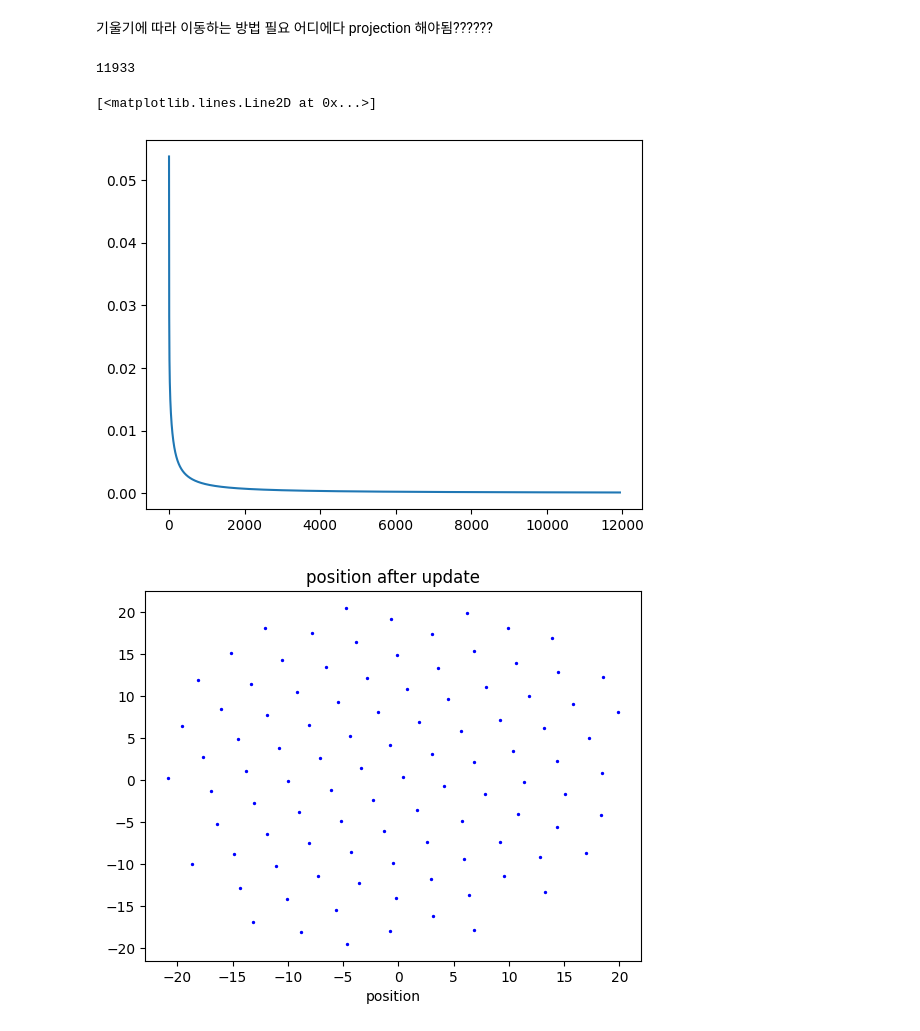
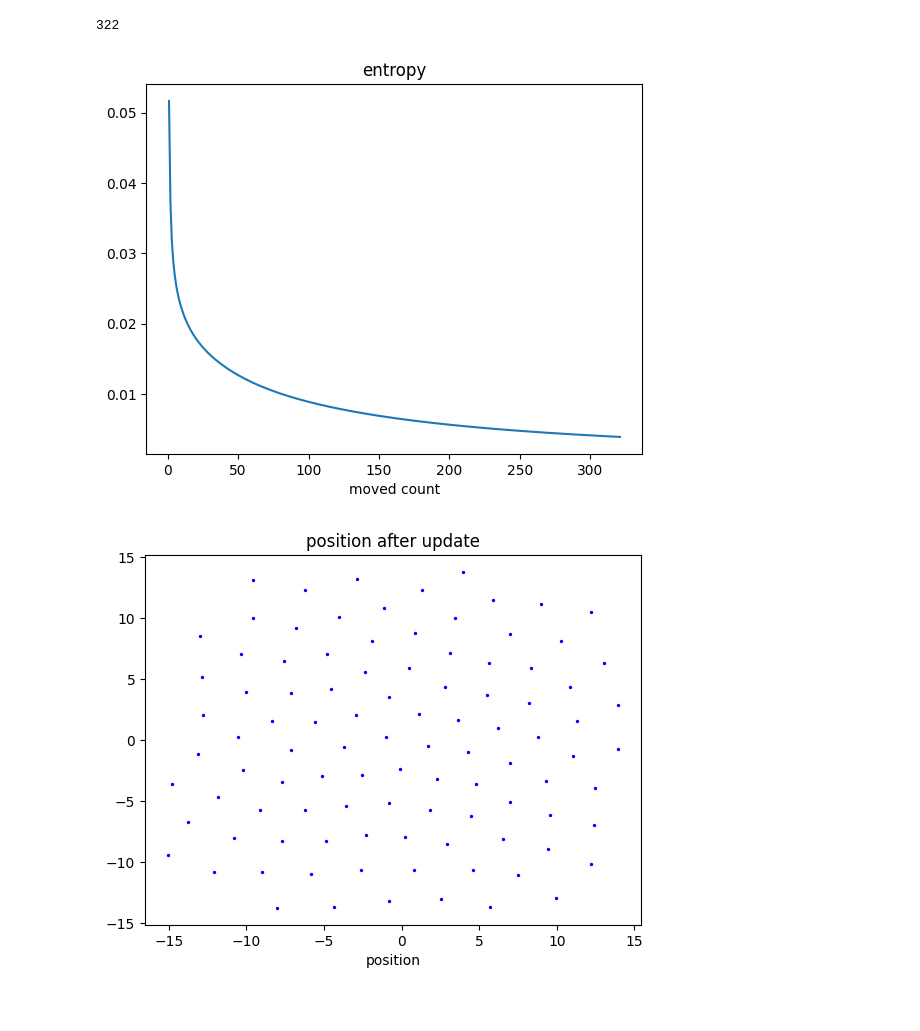
Before and after one commit to vinca0224/3D, a Jupyter notebook: uniform_2d.ipynb, the cells around one changed output. Cells and saved outputs as stored; diff of their text form; code cells hidden in the pictures.

```diff
--- a/uniform_2d.ipynb
+++ b/uniform_2d.ipynb
@@ -89,9 +91,6 @@ plt.show()
 #     dens /= np.sum(dens)
 #     points += vec
 #     count += 1
-# %% [markdown]
-기울기에 따라 이동하는 방법 필요
-어디에다 projection 해야됨??????
 # %%
 from scipy.stats import norm
 import numpy as np
@@ -119,12 +118,12 @@ while True:
     # points[:, 1] = points[:, 0] ** 2  # y값을 x^2로 고정
 
     # 엔트로피 계산
-    current_entropy = -np.sum(dens * np.log(dens + 1e-10))  # 확률분포로 정규화한 후 로그 엔트로피 계산
+    current_entropy = -np.sum(dens * np.log(dens))
 
     enp.append(current_entropy)
 
     # 엔트로피 변화가 매우 작을 때 중지
-    if abs(enp[-2] - current_entropy) < 1e-8 and current_entropy == min(enp):
+    if abs(enp[-2] - current_entropy) < 1e-5 and current_entropy == min(enp):
         break
 
     points += 0.9 * vec  # vec의 크기 조절
@@ -132,10 +169,11 @@ while True:
 # %%
+plt.title('entropy')
+plt.xlabel('moved count')
+plt.plot(enp)
 print(len(enp))
-plt.plot(enp)
 # %% [output]
-11933
+322
-[<matplotlib.lines.Line2D at 0x...>]
-[figure, old version]
+[figure, new version]
 # %%
 import matplotlib.pyplot as plt
 
@@ -154,4 +192,4 @@ plt.title('position after update')
 plt.xlabel('position')
 plt.show()
 # %% [output]
-[figure, old version]
+[figure, new version]
```
Also changed, not shown: parts of 7 cells of this notebook, 1 other file.
